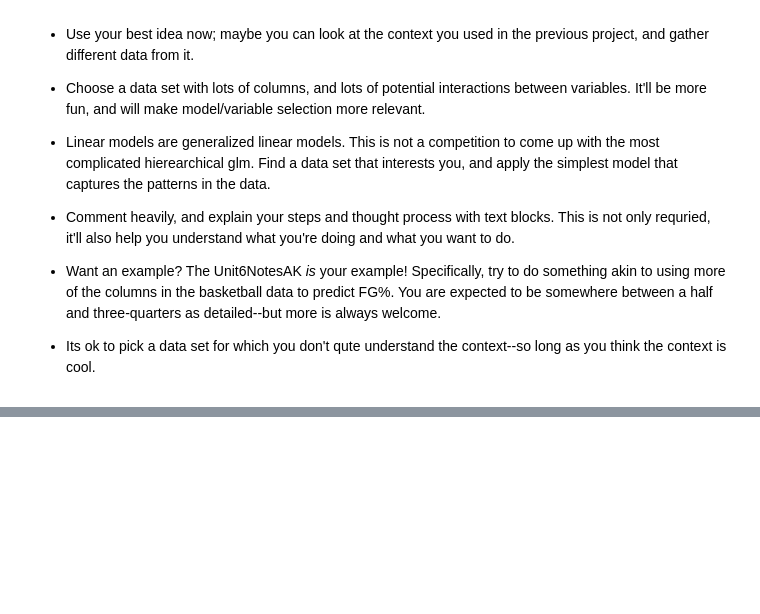
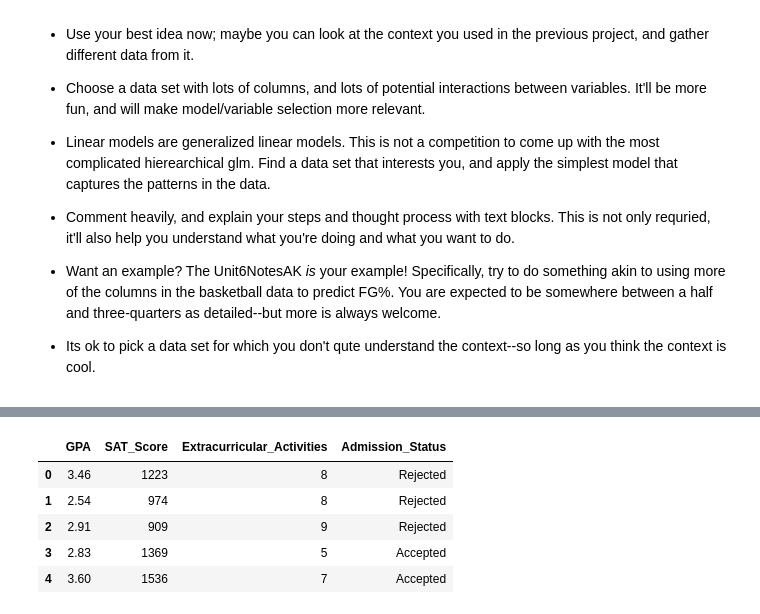
Before and after one commit to rumijay/Data-Science-2025, a Jupyter notebook: Rumi_Unit6Project.ipynb, the cells around one changed output, grey strips where cells are left out. Saved outputs shown, nothing was run; the diff lists cells and outputs as text; code cells hidden in the pictures; blank space fills up the shorter version.

```diff
--- a/Rumi_Unit6Project.ipynb
+++ b/Rumi_Unit6Project.ipynb
@@ -75,0 +100,14 @@ Context: I've chosen a data set about college admissions. It consists of GPA, SA
+# %%
+import pandas as pd
+import seaborn as sns
+import matplotlib.pyplot as plt
+
+df = pd.read_csv(path + "/student_admission_dataset.csv")
+df.head()
+# %% [output]
+|  | GPA | SAT_Score | Extracurricular_Activities | Admission_Status |
+| 0 | 3.46 | 1223 | 8 | Rejected |
+| 1 | 2.54 | 974 | 8 | Rejected |
+| 2 | 2.91 | 909 | 9 | Rejected |
+| 3 | 2.83 | 1369 | 5 | Accepted |
+| 4 | 3.60 | 1536 | 7 | Accepted |
```
Also changed, not shown: parts of 14 cells of this notebook.
